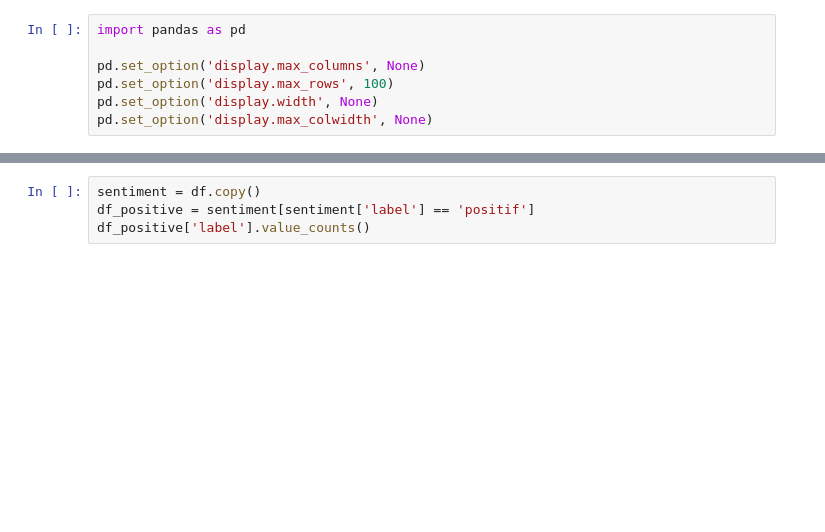
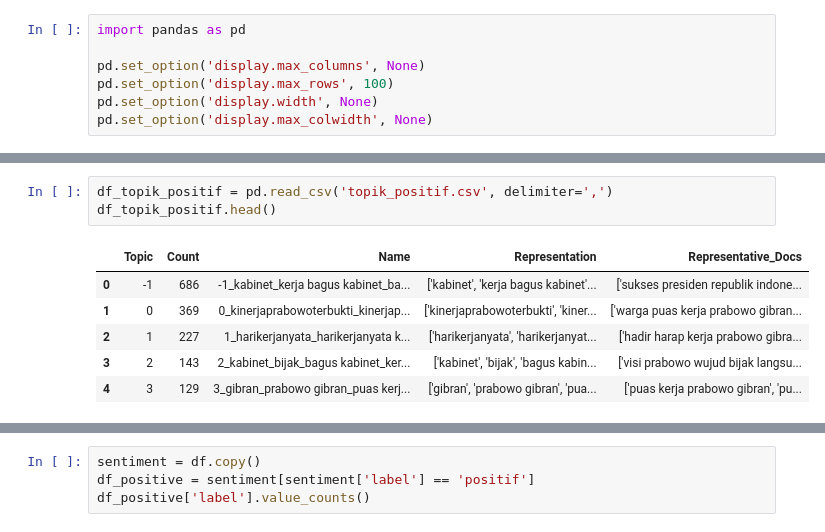
Before and after one commit to amongnikol/analisis_sentimen_prabowo, a Jupyter notebook: tren_topik.ipynb, the cells around one changed output, grey strips where cells are left out. Drawn from its saved outputs; the diff is of its cells as text; blank space fills up the shorter version.

```diff
--- a/tren_topik.ipynb
+++ b/tren_topik.ipynb
@@ -49,0 +57,10 @@ ModuleNotFoundError: No module named 'httpx'
+# %%
+df_topik_positif = pd.read_csv('topik_positif.csv', delimiter=',')
+df_topik_positif.head()
+# %% [output]
+|  | Topic | Count | Name | Representation | Representative_Docs |
+| 0 | -1 | 686 | -1_kabinet_kerja bagus kabinet_ba... | ['kabinet', 'kerja bagus kabinet'... | ['sukses presiden republik indone... |
+| 1 | 0 | 369 | 0_kinerjaprabowoterbukti_kinerjap... | ['kinerjaprabowoterbukti', 'kiner... | ['warga puas kerja prabowo gibran... |
+| 2 | 1 | 227 | 1_harikerjanyata_harikerjanyata k... | ['harikerjanyata', 'harikerjanyat... | ['hadir harap kerja prabowo gibra... |
+| 3 | 2 | 143 | 2_kabinet_bijak_bagus kabinet_ker... | ['kabinet', 'bijak', 'bagus kabin... | ['visi prabowo wujud bijak langsu... |
+| 4 | 3 | 129 | 3_gibran_prabowo gibran_puas kerj... | ['gibran', 'prabowo gibran', 'pua... | ['puas kerja prabowo gibran', 'pu... |
```
Also changed, not shown: parts of 23 cells of this notebook, 4 other files.
